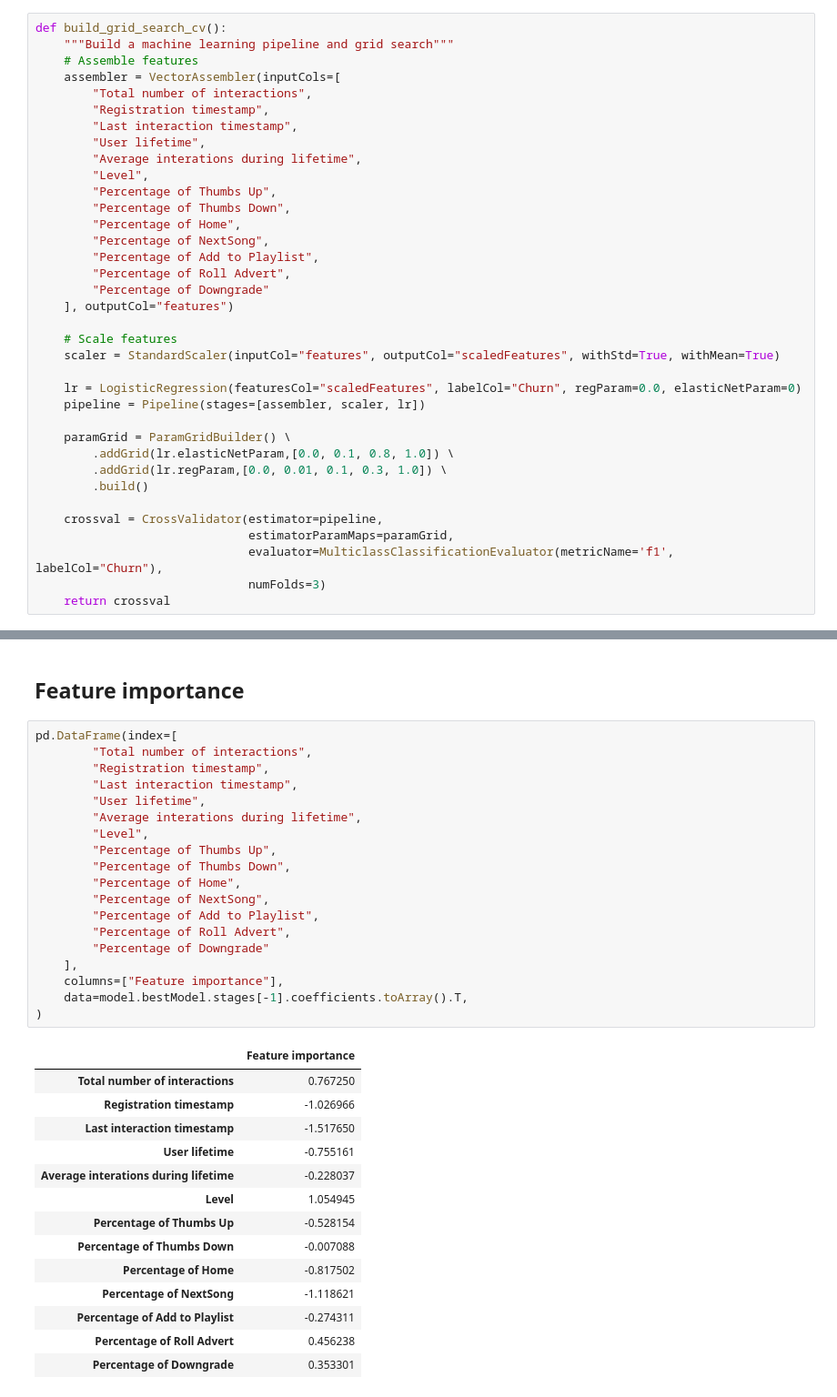
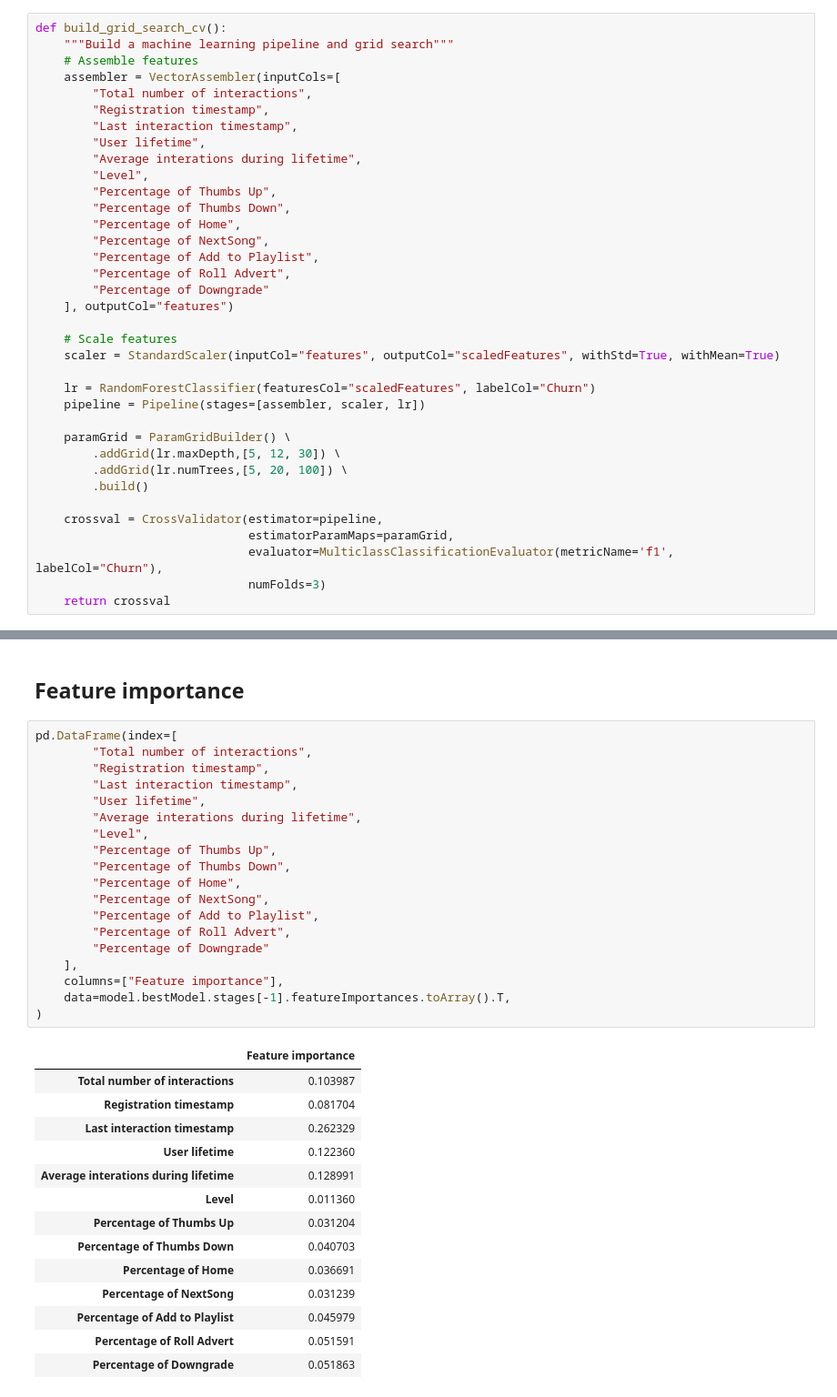
Before and after one commit to minhtuan2000/sparkify, a Jupyter notebook: Sparkify.ipynb, the cells around one changed output, grey strips where cells are left out. Shown at 91% size. Saved outputs shown, nothing was run; the diff lists cells and outputs as text.

```diff
--- a/Sparkify.ipynb
+++ b/Sparkify.ipynb
@@ -716,12 +716,12 @@ def build_grid_search_cv():
     # Scale features
     scaler = StandardScaler(inputCol="features", outputCol="scaledFeatures", withStd=True, withMean=True)
 
-    lr = LogisticRegression(featuresCol="scaledFeatures", labelCol="Churn", regParam=0.0, elasticNetParam=0)
+    lr = RandomForestClassifier(featuresCol="scaledFeatures", labelCol="Churn")
     pipeline = Pipeline(stages=[assembler, scaler, lr])
 
     paramGrid = ParamGridBuilder() \
-        .addGrid(lr.elasticNetParam,[0.0, 0.1, 0.8, 1.0]) \
-        .addGrid(lr.regParam,[0.0, 0.01, 0.1, 0.3, 1.0]) \
+        .addGrid(lr.maxDepth,[5, 12, 30]) \
+        .addGrid(lr.numTrees,[5, 20, 100]) \
         .build()
 
     crossval = CrossValidator(estimator=pipeline,
@@ -768,34 +768,34 @@ prediction.groupBy(["Churn", "prediction"]).count().show()
 # %%
 pd.DataFrame(index=[
         "Total number of interactions",
         "Registration timestamp",
         "Last interaction timestamp",
         "User lifetime",
         "Average interations during lifetime",
         "Level",
         "Percentage of Thumbs Up",
         "Percentage of Thumbs Down",
         "Percentage of Home",
         "Percentage of NextSong",
         "Percentage of Add to Playlist",
         "Percentage of Roll Advert",
         "Percentage of Downgrade"
     ],
     columns=["Feature importance"],
-    data=model.bestModel.stages[-1].coefficients.toArray().T,
+    data=model.bestModel.stages[-1].featureImportances.toArray().T,
 )
 # %% [output]
 |  | Feature importance |
-| Total number of interactions | 0.767250 |
-| Registration timestamp | -1.026966 |
-| Last interaction timestamp | -1.517650 |
-| User lifetime | -0.755161 |
-| Average interations during lifetime | -0.228037 |
-| Level | 1.054945 |
-| Percentage of Thumbs Up | -0.528154 |
-| Percentage of Thumbs Down | -0.007088 |
-| Percentage of Home | -0.817502 |
-| Percentage of NextSong | -1.118621 |
-| Percentage of Add to Playlist | -0.274311 |
-| Percentage of Roll Advert | 0.456238 |
-| Percentage of Downgrade | 0.353301 |
+| Total number of interactions | 0.103987 |
+| Registration timestamp | 0.081704 |
+| Last interaction timestamp | 0.262329 |
+| User lifetime | 0.122360 |
+| Average interations during lifetime | 0.128991 |
+| Level | 0.011360 |
+| Percentage of Thumbs Up | 0.031204 |
+| Percentage of Thumbs Down | 0.040703 |
+| Percentage of Home | 0.036691 |
+| Percentage of NextSong | 0.031239 |
+| Percentage of Add to Playlist | 0.045979 |
+| Percentage of Roll Advert | 0.051591 |
+| Percentage of Downgrade | 0.051863 |
```
Also changed, not shown: parts of 5 cells of this notebook, 1 other file.
